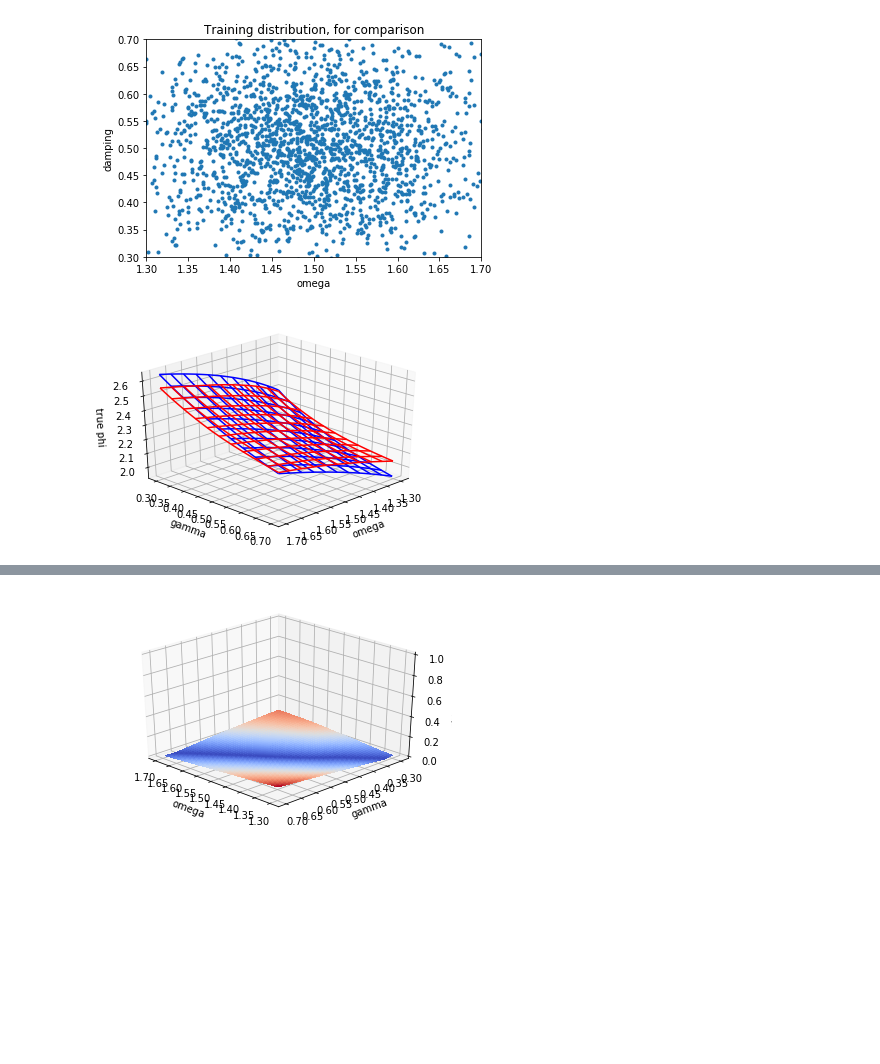
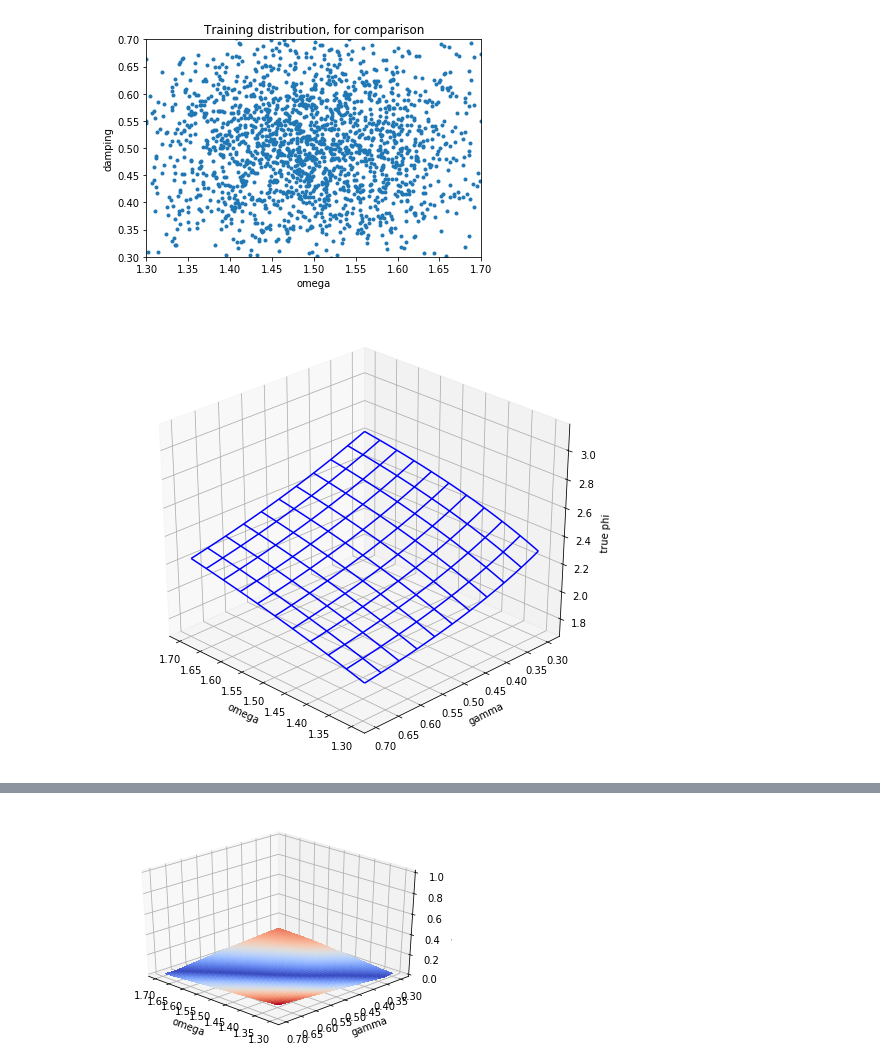
Before and after one commit to atbolsh/Aexam, a Jupyter notebook: Plotting boring_patch model.ipynb, the cells around one changed output, grey strips where cells are left out. Drawn from its saved outputs; the diff is of its cells as text; code cells hidden in the pictures; blank space fills up the shorter version.

Commit message:
Prepped figures for paper.

```diff
--- a/Plotting boring_patch model.ipynb
+++ b/Plotting boring_patch model.ipynb
@@ -182,19 +182,21 @@ npo = output.cpu().detach().numpy()
 modelPhi = npo[:, 0].reshape(100, 100)
 modelA = npo[:, 1].reshape(100, 100)
 # %%
-# Plot Phi, true and modeled
+# Plot Phi, true
 
-fig = plt.figure()
+fig = plt.figure(figsize=(9, 8))
 ax = fig.gca(projection='3d')
 
 surf = ax.plot_wireframe(W, B, Phi, rstride=10, cstride=10, color="blue")
-surf = ax.plot_wireframe(W, B, modelPhi, rstride=10, cstride=10, color="red")
-ax.view_init(30, 45)
+#surf = ax.plot_wireframe(W, B, modelPhi, rstride=10, cstride=10, color="red")
+ax.view_init(30, 135)
 ax.set_xlabel("omega")
 ax.set_ylabel("gamma")
 ax.set_zlabel("true phi")
 
+ax.set_zlim(1.7, 3.15)
+
 
 fig
 # %% [output]
-[figure, old version]
+[figure, new version]
```
Also changed, not shown: parts of 6 cells of this notebook, 12 other files.
